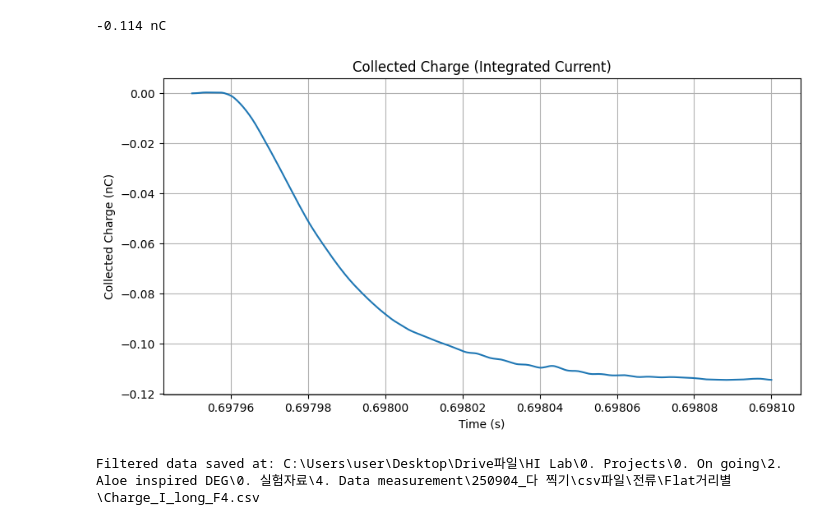
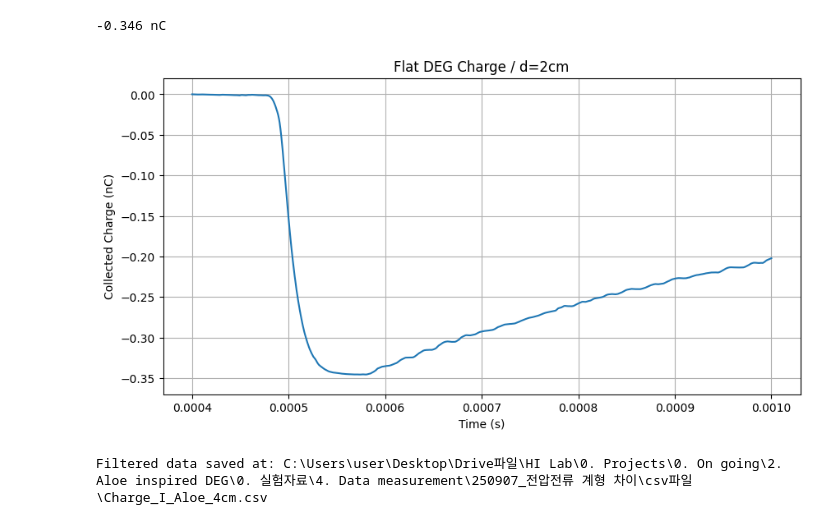
Before and after one commit to Gibeom-Lee/GB_practicing, a Jupyter notebook: data_processing/Integral.ipynb, the cells around one changed output. Cells and saved outputs as stored; diff of their text form; code cells hidden in the pictures.

```diff
--- a/data_processing/Integral.ipynb
+++ b/data_processing/Integral.ipynb
@@ -12,7 +12,7 @@ import os
 from scipy.signal import find_peaks
 # %%
 # 사용자 변경
-file_path = r"C:\Users\user\Desktop\Drive파일\HI Lab\0. Projects\0. On going\2. Aloe inspired DEG\0. 실험자료\4. Data measurement\250904_다 찍기\csv파일\전류\Flat거리별\I_long_F4.csv"
+file_path = r"C:\Users\user\Desktop\Drive파일\HI Lab\0. Projects\0. On going\2. Aloe inspired DEG\0. 실험자료\4. Data measurement\250907_전압전류 계형 차이\csv파일\I_Aloe_4cm.csv"
 
 # 얼마나 앞뒤 비율 사용할 것인지 (%) ===
 fraction_percent = 1  # 앞뒤 몇 %를 baseline 추정에 사용할지 조정 ####여기에서 오차 발생이 생길 수 있음.
@@ -99,6 +97,6 @@ Time: 1.53439 s, Current: -3.393 μA
 # %%
 # 2. 특정 범위 선택
-time_range = ( 0.69795, 0.69810) ########################## MUST BE MODIFIED MANUALLY
+time_range = ( 0.0004, 0.001) ########################## MUST BE MODIFIED MANUALLY
 df_filtered = df[(df.iloc[:, 0] >= time_range[0]) & (df.iloc[:, 0] <= time_range[1])]
 
 # 양수/음수 분리
@@ -157,8 +155,8 @@ plt.figure(figsize=(10, 5))
 plt.plot(df_filtered.iloc[:, 0], df_filtered.iloc[:, 1], label="Current", color='g')
 plt.xlabel("Time (s)")
 plt.ylabel("Current (μA)") ### 단위 고려 중요
-plt.title("Extracted Current")
-#plt.ylim(-0.01, 0.01)
+plt.title("Flat DEG Current / d=2cm")
+plt.ylim(-45, 5)
 #plt.legend()
 plt.grid(True)
 plt.show()
@@ -169,32 +167,34 @@ plt.show()
 # %%
 # ---- 아래 셀은 offset 바꿔가며 여러 번 실행해도 누적 안됨 ----
-offset_value = 0.0  ########################## MUST BE MODIFIED MANUALLY
+offset_value = 0.3########################## MUST BE MODIFIED MANUALLY
 
 # 딱 한 번만 실행해서 '기준'을 저장
 df_filtered_base = df_filtered.copy(deep=True)  # 원본 백업
 current_adj = df_filtered_base["Current"] + offset_value
 
 # 적분
 cumulative_charge = 1e3 * cumulative_trapezoid(current_adj.to_numpy(),
                                                df_filtered_base["Time"].to_numpy(),
                                                initial=0)
 
 # 플롯
 print(f"{np.min(cumulative_charge):.3f} nC")
 plt.figure(figsize=(10, 5))
+plt.ylim(-0.37,0.02)
 plt.plot(df_filtered_base["Time"], cumulative_charge, label="Cumulative Charge")
 plt.xlabel("Time (s)"); plt.ylabel("Collected Charge (nC)")
-plt.title("Collected Charge (Integrated Current)"); plt.grid(True); plt.show()
+plt.title("Flat DEG Charge / d=2cm"); plt.grid(True); plt.show()
+
 
 # 8. 필터링된 데이터 저장
 folder_path = os.path.dirname(file_path)
 original_filename = os.path.basename(file_path)
 filtered_file_name = f"Charge_{original_filename}"
 filtered_file_path = os.path.join(folder_path, filtered_file_name)
 df_filtered.to_csv(filtered_file_path, index=False)
 
 print(f"Filtered data saved at: {filtered_file_path}")
 # %% [output]
--0.114 nC
+-0.346 nC
-[figure, old version]
+[figure, new version]
-Filtered data saved at: C:\Users\user\Desktop\Drive파일\HI Lab\0. Projects\0. On going\2. Aloe inspired DEG\0. 실험자료\4. Data measurement\250904_다 찍기\csv파일\전류\Flat거리별\Charge_I_long_F4.csv
+Filtered data saved at: C:\Users\user\Desktop\Drive파일\HI Lab\0. Projects\0. On going\2. Aloe inspired DEG\0. 실험자료\4. Data measurement\250907_전압전류 계형 차이\csv파일\Charge_I_Aloe_4cm.csv
```
Also changed, not shown: parts of 3 cells of this notebook, 5 other files.
